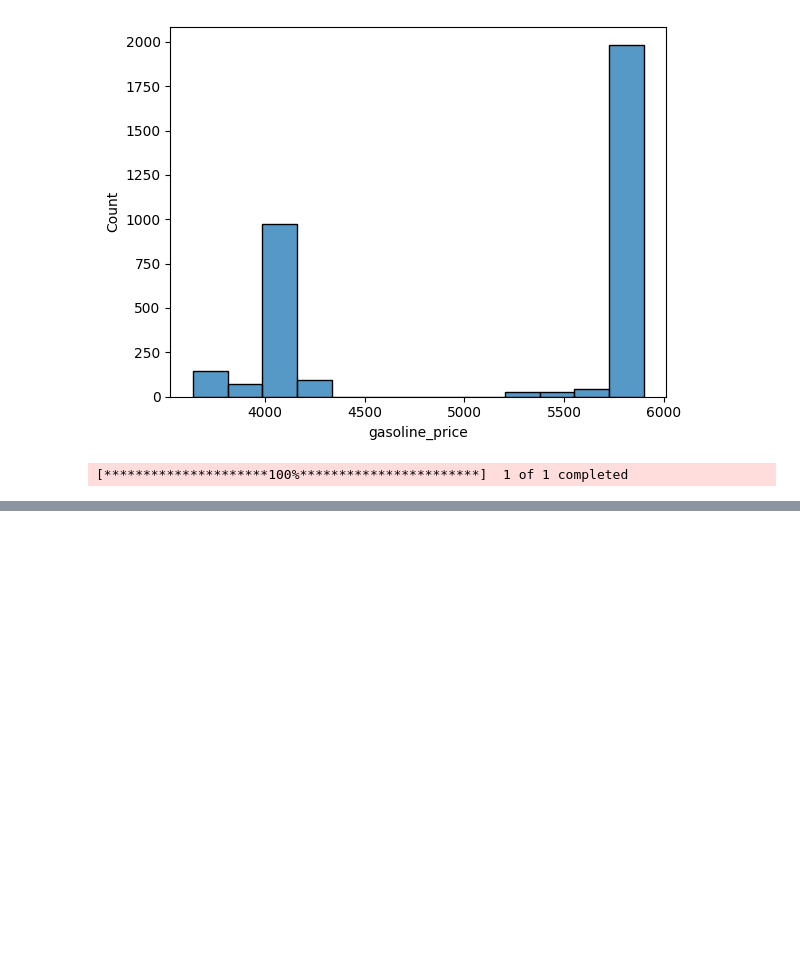
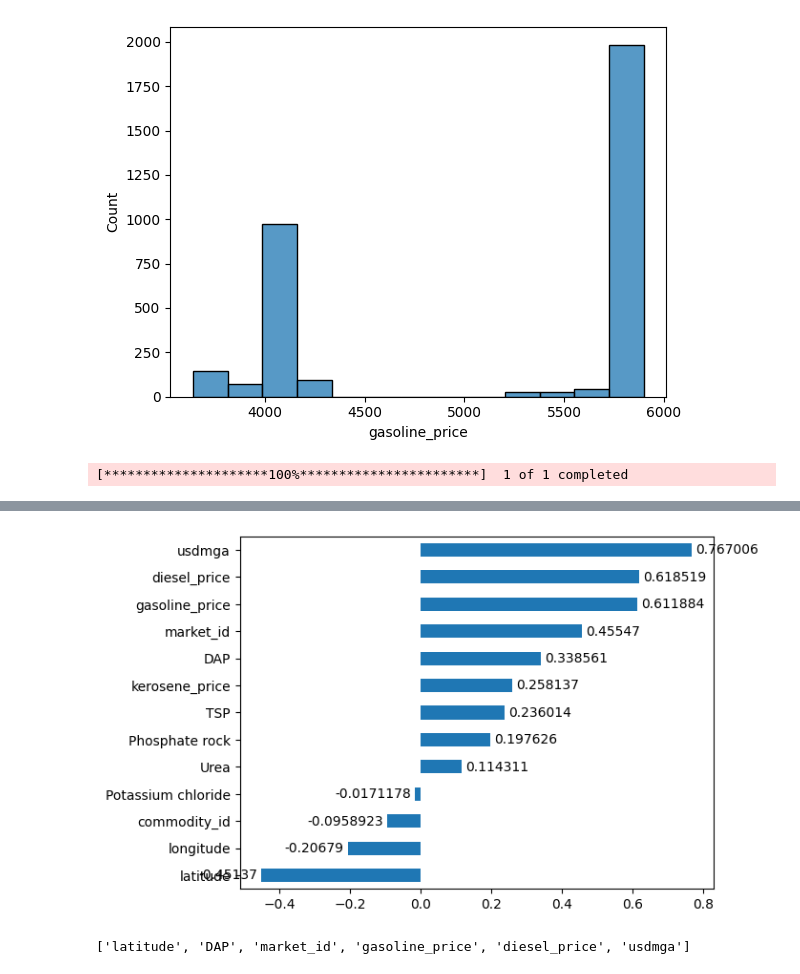
Before and after one commit to RandrianantenainaBearisoa/rice_price_predict, a Jupyter notebook: backend/explorations/eda&feat_candidates.ipynb, the cells around one changed output, grey strips where cells are left out. Saved outputs shown, nothing was run; the diff lists cells and outputs as text; code cells hidden in the pictures; blank space fills up the shorter version.

```diff
--- a/backend/explorations/eda&feat_select.ipynb
+++ b/backend/explorations/eda&feat_candidates.ipynb
@@ -165,0 +160,11 @@ plt.show()
+# %%
+ax = corr_price.plot(kind="barh")
+ax.bar_label(ax.containers[0], padding=3)
+plt.show()
+# %% [output]
+[figure, added]
+# %%
+applicants_feats = [key for key in corr_price.keys() if abs(corr_price[key]) > 0.3]
+applicants_feats
+# %% [output]
+['latitude', 'DAP', 'market_id', 'gasoline_price', 'diesel_price', 'usdmga']
```
Also changed, not shown: parts of 19 cells of this notebook.
